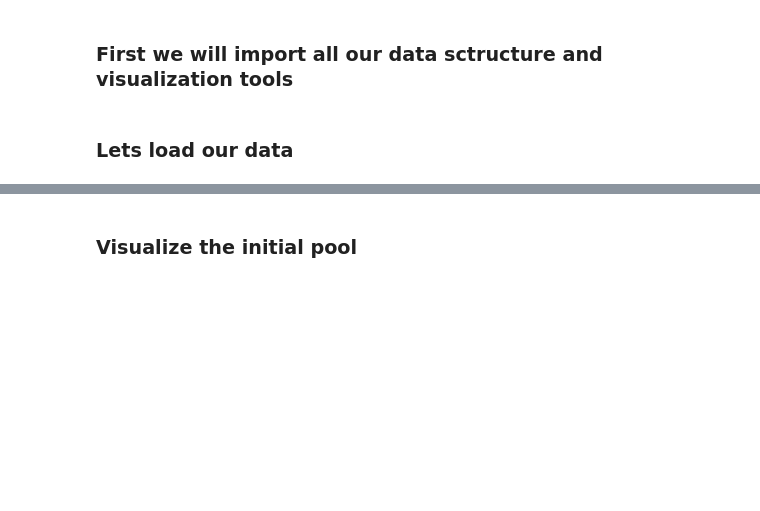
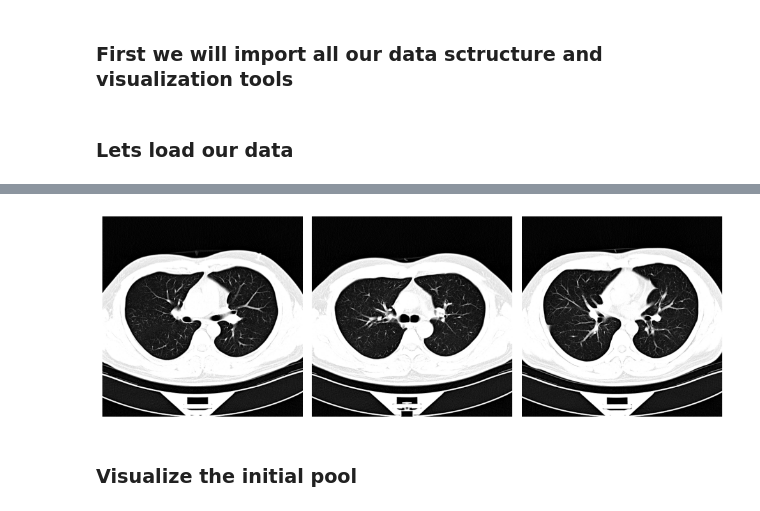
Before and after one commit to BastianSpatz/Deep-Bayesian-Active-Learning-for-Covid-19, a Jupyter notebook: notebooks/visualization.ipynb, the cells around one changed output, grey strips where cells are left out. Drawn from its saved outputs; the diff is of its cells as text; code cells hidden in the pictures; blank space fills up the shorter version.

Commit message:
ADD: smaller training dataset

```diff
--- a/notebooks/visualization.ipynb
+++ b/notebooks/visualization.ipynb
@@ -173,3 +158,35 @@ vis.plot_slices(2, 10, 20, np.array(volume))
+# %%
+from src.dataset.dataset import VolumeDataset
+
+
+root_dir = "../data/"
+files, classes = process_cncb_data(root_dir=root_dir)
+
+
+train = VolumeDataset(files=files[::-1], lbls=classes[::-1])
+# %%
+from torch.utils.data import DataLoader
+
+train_loader = DataLoader(train, batch_size=64, shuffle=False)
+
+data, target = next(iter(train_loader))
+# %%
+import matplotlib.pyplot as plt
+
+# data, target = next(iter(train_loader))
+_CLASS_MAP = ["CP", "NCP", "Normal"]
+half_way = data.size(0)//2
+fig = plt.figure(figsize=(10, 10))
+for idx, i in enumerate([half_way, half_way + 4, half_way + 8]):
+    fig.add_subplot(1, 3, idx+1)
+    plt.imshow(data[i].permute(1, 2, 0))
+    # plt.title(_CLASS_MAP[int(target[i].numpy())])
+    plt.axis("off")
+    # plt.show()
+fig.tight_layout()
+plt.show()
+# %% [output]
+[figure, added]
 # %%
 X_train, X_test, X_val, y_train, y_test, y_val = train_test_val_split(Data.files, Data.lbls, train_size=.7, test_size=.2)
 # %% [markdown]
```
Also changed, not shown: parts of 34 cells of this notebook, 5 other files.
